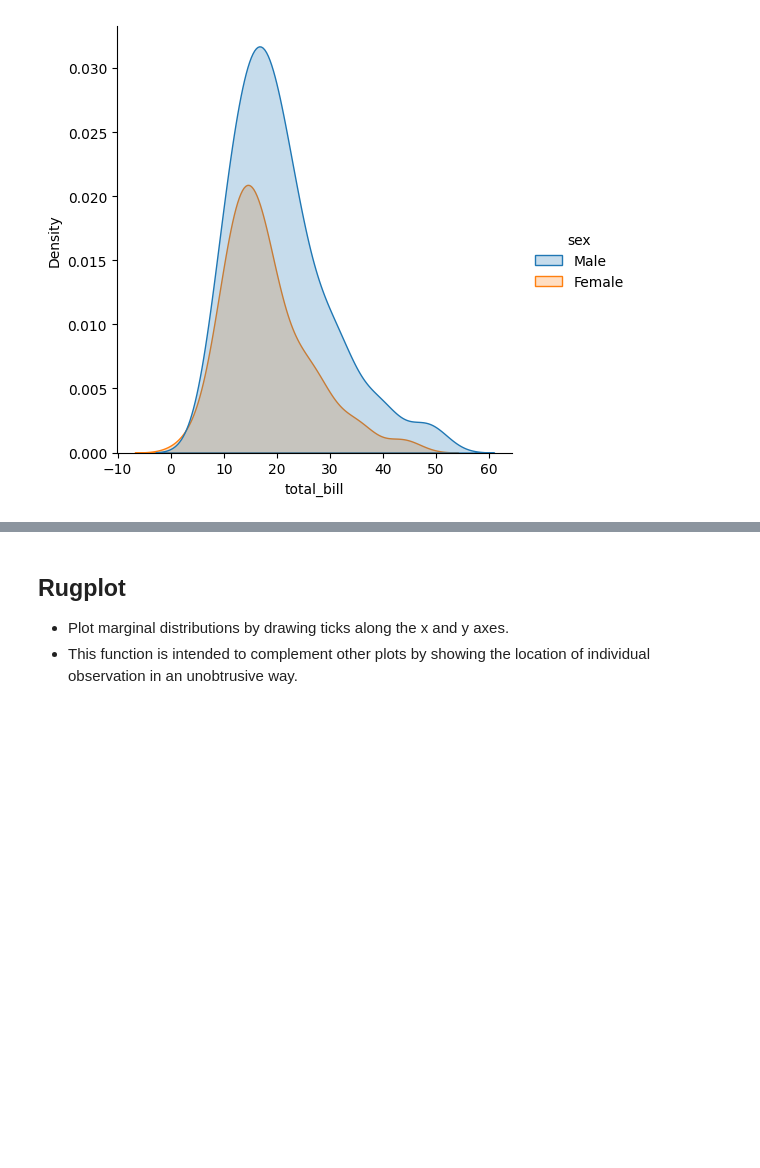
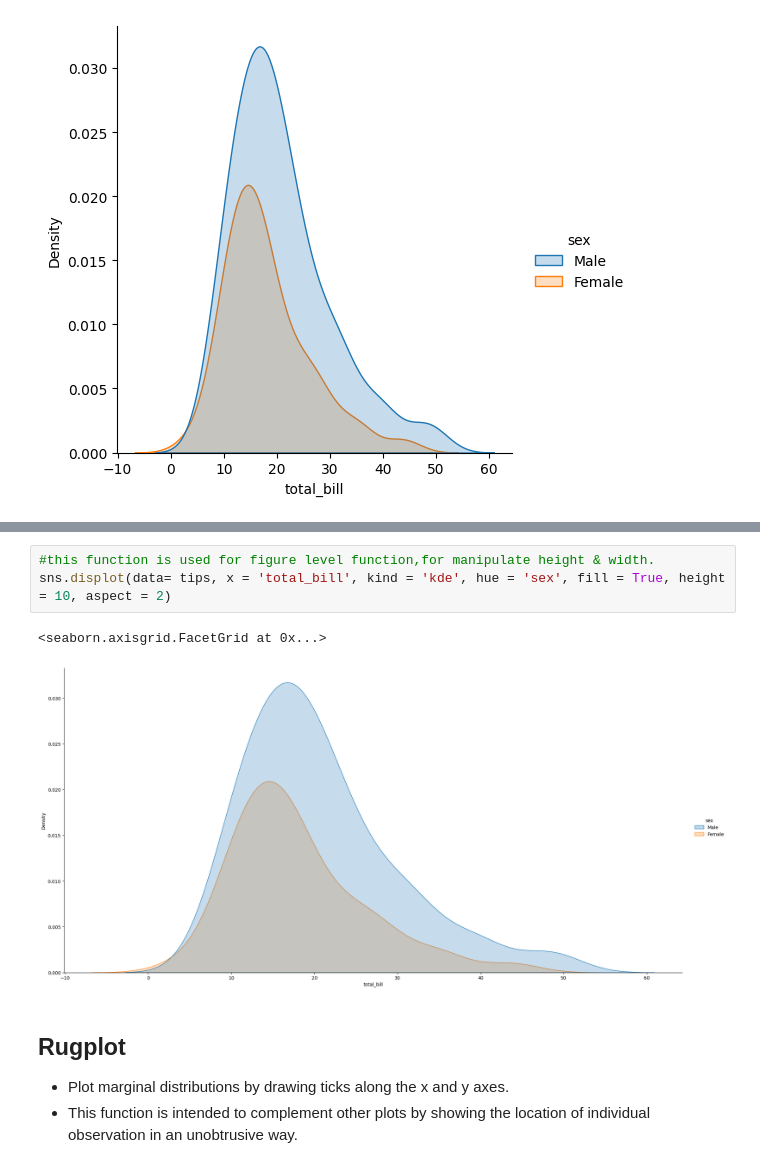
Before and after one commit to RichaSinghhh/Python, a Jupyter notebook: CampusX/Seaborn.ipynb, the cells around one changed output, grey strips where cells are left out. Drawn from its saved outputs; the diff is of its cells as text; blank space fills up the shorter version.

```diff
--- a/CampusX/Seaborn.ipynb
+++ b/CampusX/Seaborn.ipynb
@@ -381,3 +389,9 @@ sns.displot(data = tips, x = 'total_bill', kind = 'kde', hue = 'sex', fill = Tru
+# %%
+#this function is used for figure level function,for manipulate height & width.
+sns.displot(data= tips, x = 'total_bill', kind = 'kde', hue = 'sex', fill = True, height = 10, aspect = 2)
+# %% [output]
+<seaborn.axisgrid.FacetGrid at 0x...>
+[figure, added]
 # %% [markdown]
 ## Rugplot
 - Plot marginal distributions by drawing ticks along the x and y axes.
```
Also changed, not shown: parts of 13 cells of this notebook.
